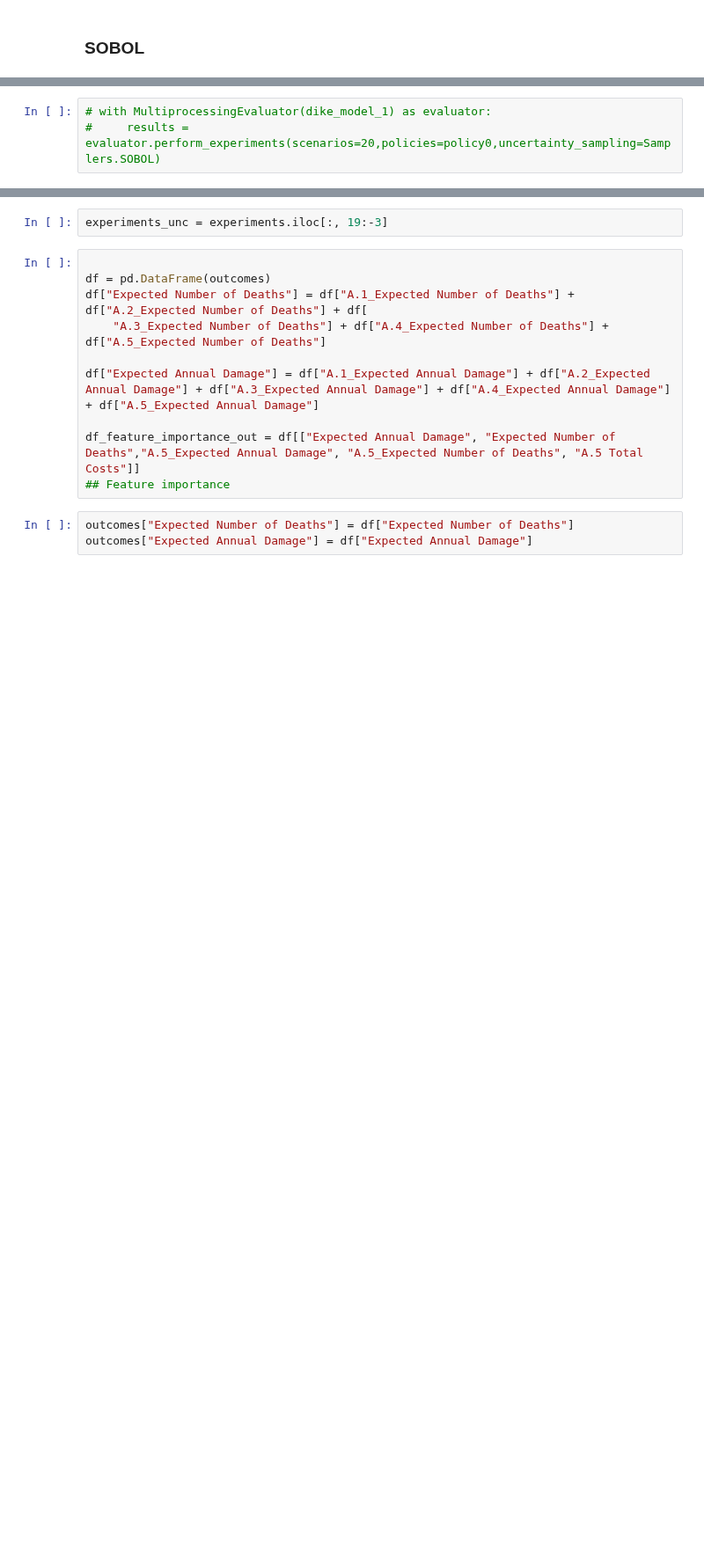
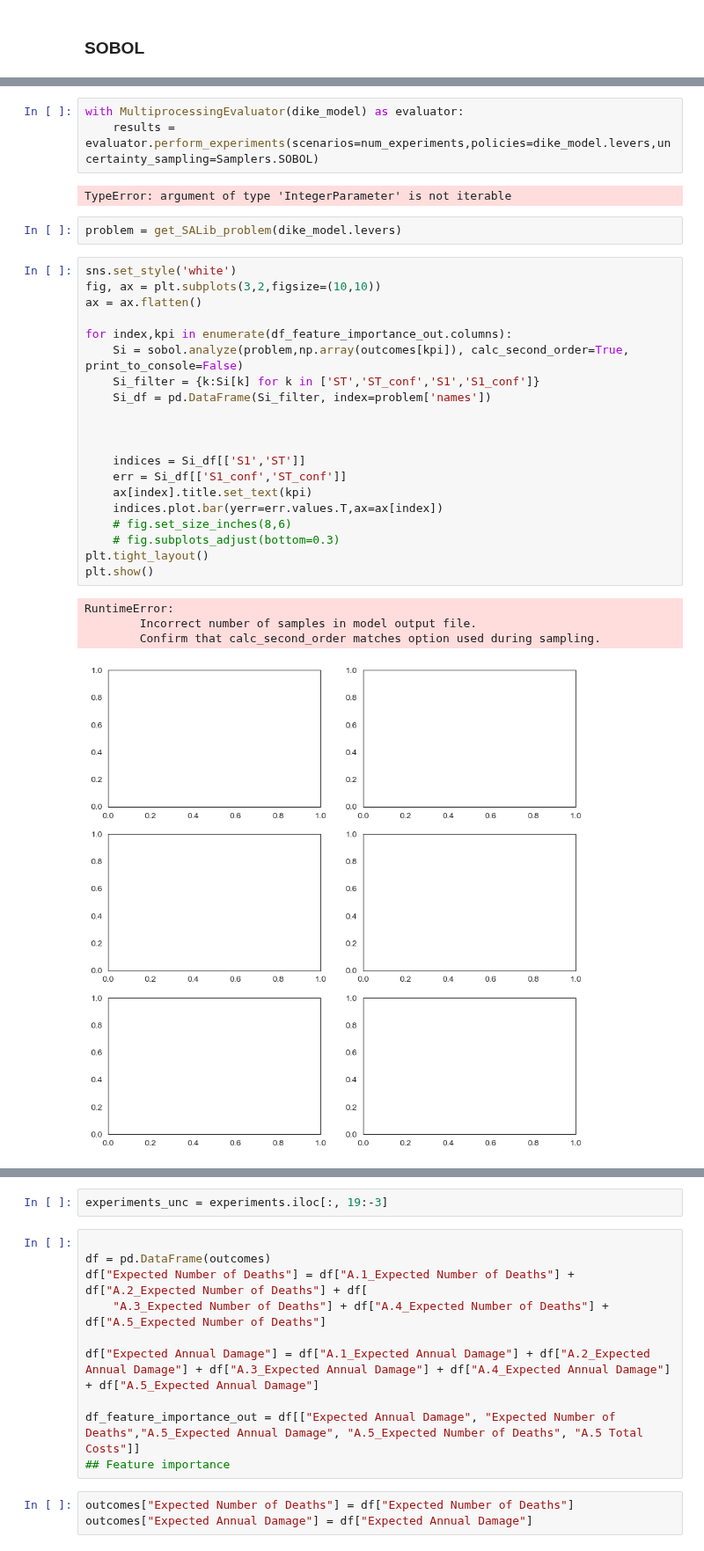
Before and after one commit to roesel1/EPA141A---MD, a Jupyter notebook: final assignment/Open_Exploration_Pol.ipynb, the cells around one changed output, grey strips where cells are left out. Shown at 88% size. Drawn from its saved outputs; the diff is of its cells as text; blank space fills up the shorter version.

```diff
--- a/final assignment/Open_Exploration_Pol.ipynb
+++ b/final assignment/Open_Exploration_Pol.ipynb
@@ -80,3 +94,32 @@ uncertainties = Scenario("SCEN1",**{'discount rate 0': 0,
 # %%
-# with MultiprocessingEvaluator(dike_model_1) as evaluator:
-#     results = evaluator.perform_experiments(scenarios=20,policies=policy0,uncertainty_sampling=Samplers.SOBOL)
+with MultiprocessingEvaluator(dike_model) as evaluator:
+    results = evaluator.perform_experiments(scenarios=num_experiments,policies=dike_model.levers,uncertainty_sampling=Samplers.SOBOL)
+# %% [output]
+TypeError: argument of type 'IntegerParameter' is not iterable
+# %%
+problem = get_SALib_problem(dike_model.levers)
+# %%
+sns.set_style('white')
+fig, ax = plt.subplots(3,2,figsize=(10,10))
+ax = ax.flatten()
+
+for index,kpi in enumerate(df_feature_importance_out.columns):
+    Si = sobol.analyze(problem,np.array(outcomes[kpi]), calc_second_order=True, print_to_console=False)
+    Si_filter = {k:Si[k] for k in ['ST','ST_conf','S1','S1_conf']}
+    Si_df = pd.DataFrame(Si_filter, index=problem['names'])
+
+
+
+    indices = Si_df[['S1','ST']]
+    err = Si_df[['S1_conf','ST_conf']]
+    ax[index].title.set_text(kpi)
+    indices.plot.bar(yerr=err.values.T,ax=ax[index])
+    # fig.set_size_inches(8,6)
+    # fig.subplots_adjust(bottom=0.3)
+plt.tight_layout()
+plt.show()
+# %% [output]
+RuntimeError:
+        Incorrect number of samples in model output file.
+        Confirm that calc_second_order matches option used during sampling.
+[figure, added]
```
Also changed, not shown: parts of 8 cells of this notebook, 5 other files.
